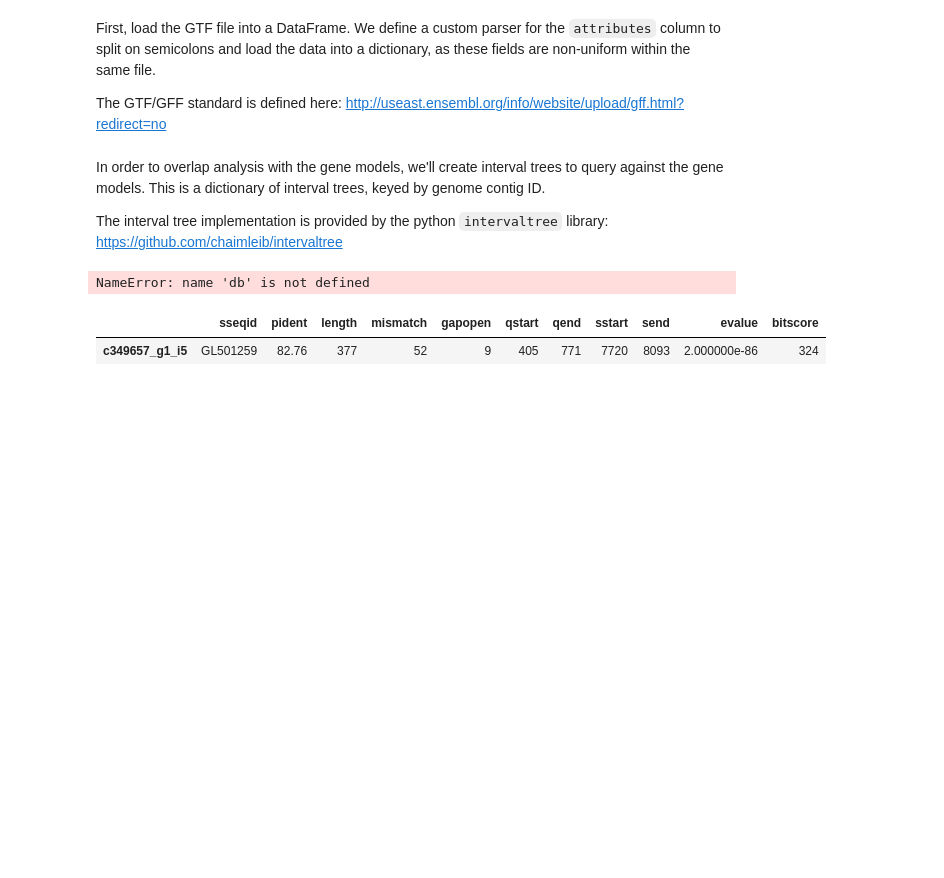
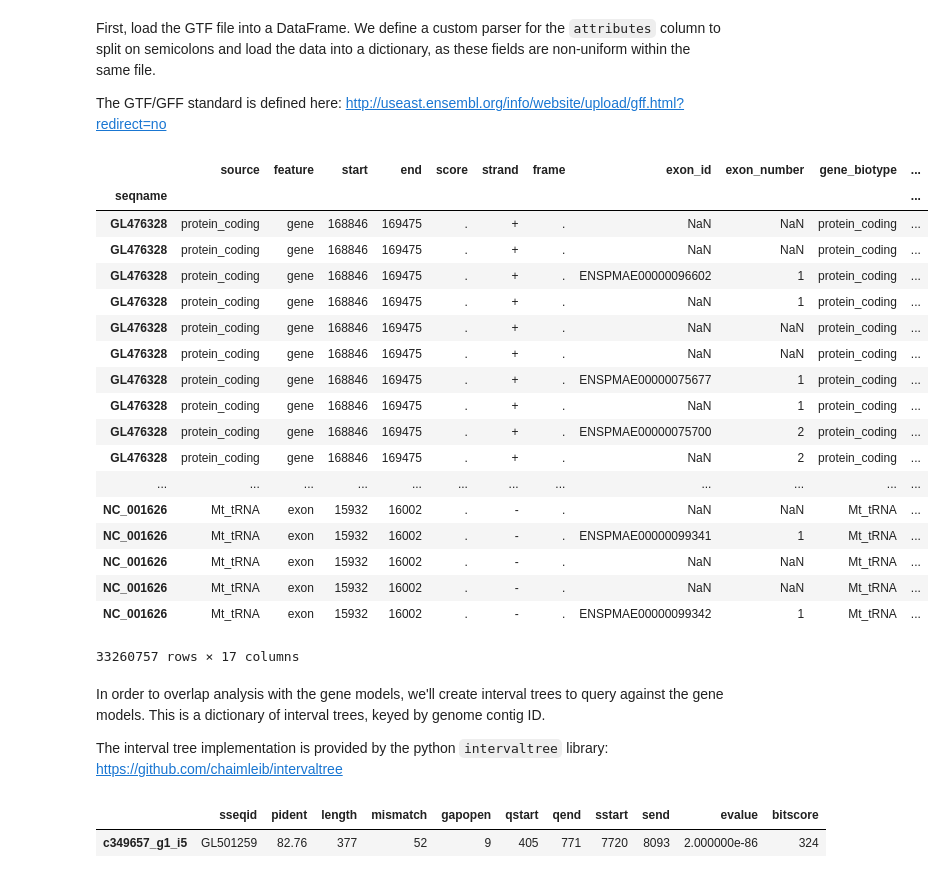
Before and after one commit to standage/2015-petMarSB, a Jupyter notebook: notebooks/petmar-cross-validate.ipynb, the cells around one changed output. Drawn from its saved outputs; the diff is of its cells as text; code cells hidden in the pictures; blank space fills up the shorter version.

```diff
--- a/notebooks/petmar-cross-validate.ipynb
+++ b/notebooks/petmar-cross-validate.ipynb
@@ -145,21 +145,40 @@ def attr_col_func(col):
         d[pair[0]] = pair[1].strip('"')
     return d
 # %%
+names=['seqname', 'source', 'feature', 'start', 'end', 'score', 'strand', 'frame', 'attributes']
 gtf_df = pd.read_table(gtf_file, delimiter='\t', skiprows=4, header=False,
-                       names=['seqname', 'source', 'feature', 'start', 'end', 'score', 'strand', 'frame', 'attributes'],
-                       converters={'attributes': attr_col_func})
+                       names=names, index_col=0, converters={'attributes': attr_col_func})
-# %%
-gtf_df.set_index('seqname', inplace=True)
+# %%
+gtf_df = pd.merge(gtf_df, pd.DataFrame(list(gtf_df.attributes), index=gtf_df.index), left_index=True, right_index=True)
+del gtf_df['attributes']
+# %%
+gtf_df
+# %% [output]
+|  | source | feature | start | end | score | strand | frame | exon_id | exon_number | gene_biotype | ... |
+| seqname |  |  |  |  |  |  |  |  |  |  | ... |
+| GL476328 | protein_coding | gene | 168846 | 169475 | . | + | . | NaN | NaN | protein_coding | ... |
+| GL476328 | protein_coding | gene | 168846 | 169475 | . | + | . | NaN | NaN | protein_coding | ... |
+| GL476328 | protein_coding | gene | 168846 | 169475 | . | + | . | ENSPMAE00000096602 | 1 | protein_coding | ... |
+| GL476328 | protein_coding | gene | 168846 | 169475 | . | + | . | NaN | 1 | protein_coding | ... |
+| GL476328 | protein_coding | gene | 168846 | 169475 | . | + | . | NaN | NaN | protein_coding | ... |
+| GL476328 | protein_coding | gene | 168846 | 169475 | . | + | . | NaN | NaN | protein_coding | ... |
+| GL476328 | protein_coding | gene | 168846 | 169475 | . | + | . | ENSPMAE00000075677 | 1 | protein_coding | ... |
+| GL476328 | protein_coding | gene | 168846 | 169475 | . | + | . | NaN | 1 | protein_coding | ... |
+| GL476328 | protein_coding | gene | 168846 | 169475 | . | + | . | ENSPMAE00000075700 | 2 | protein_coding | ... |
+| GL476328 | protein_coding | gene | 168846 | 169475 | . | + | . | NaN | 2 | protein_coding | ... |
+| ... | ... | ... | ... | ... | ... | ... | ... | ... | ... | ... | ... |
+| NC_001626 | Mt_tRNA | exon | 15932 | 16002 | . | - | . | NaN | NaN | Mt_tRNA | ... |
+| NC_001626 | Mt_tRNA | exon | 15932 | 16002 | . | - | . | ENSPMAE00000099341 | 1 | Mt_tRNA | ... |
+| NC_001626 | Mt_tRNA | exon | 15932 | 16002 | . | - | . | NaN | NaN | Mt_tRNA | ... |
+| NC_001626 | Mt_tRNA | exon | 15932 | 16002 | . | - | . | NaN | NaN | Mt_tRNA | ... |
+| NC_001626 | Mt_tRNA | exon | 15932 | 16002 | . | - | . | ENSPMAE00000099342 | 1 | Mt_tRNA | ... |
+33260757 rows × 17 columns
 # %% [markdown]
 In order to overlap analysis with the gene models, we'll create interval trees to query against the gene models. This is a dictionary of interval trees, keyed by genome contig ID.
 
 The interval tree implementation is provided by the python `intervaltree` library: https://github.com/chaimleib/intervaltree
 # %%
 CUTOFF = 0.9
-# %%
-377.0 / len(db.genome_db['GL501259'].sequence)
-# %% [output]
-NameError: name 'db' is not defined
 # %%
 lamp10_pM_df[lamp10_pM_df.sseqid == 'GL501259']
 # %% [output]
```
Also changed, not shown: parts of 13 cells of this notebook.
